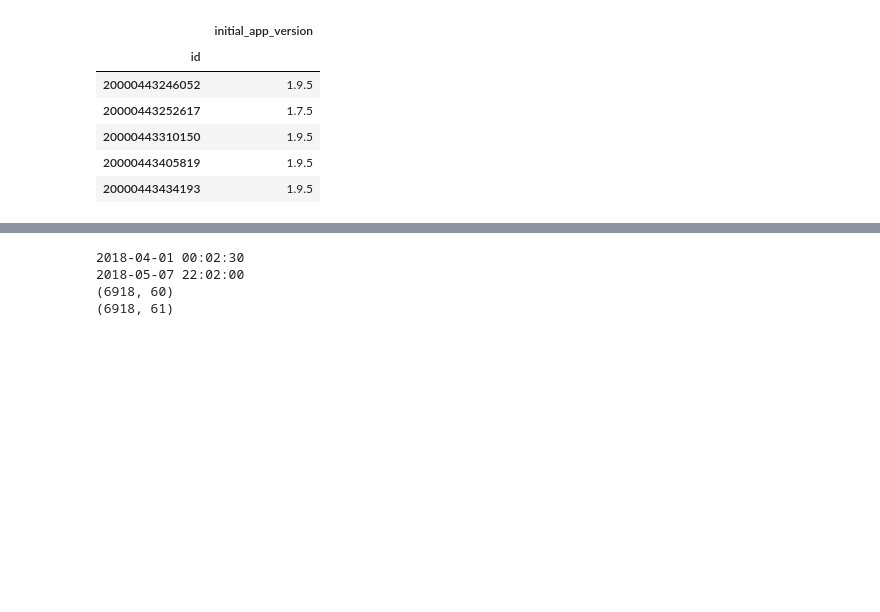
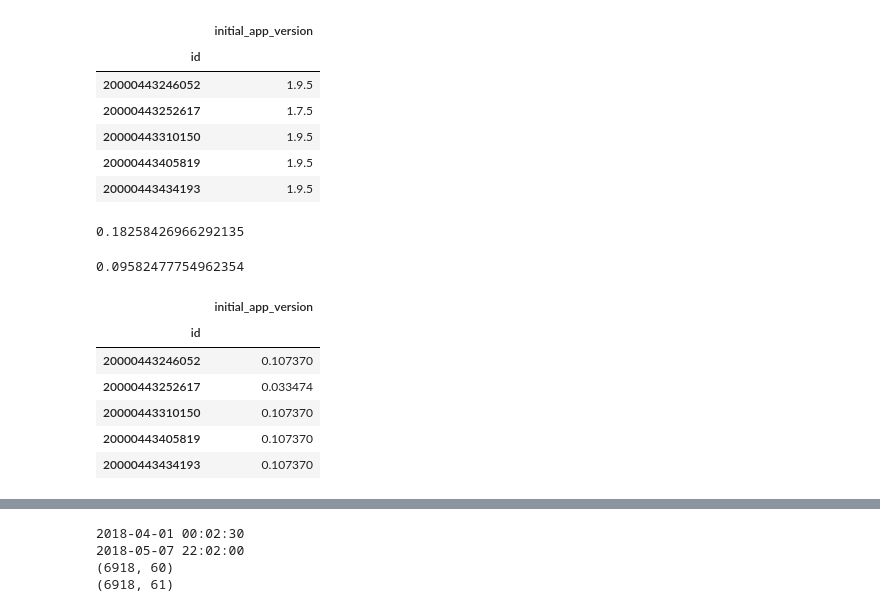
Before and after one commit to tomyitav/datahack-2018-challenge, a Jupyter notebook: datahack_2018.ipynb, the cells around one changed output, grey strips where cells are left out. Drawn from its saved outputs; the diff is of its cells as text; code cells hidden in the pictures; blank space fills up the shorter version.

```diff
--- a/datahack_2018.ipynb
+++ b/datahack_2018.ipynb
@@ -219,0 +215,22 @@ country_map = joined_df.groupby(['country'])['churned'].mean()
+# %%
+app_ver_map = joined_df.groupby(['initial_app_version'])['churned'].mean()
+ios_ver_map = joined_df.groupby(['initial_ios_version'])['churned'].mean()
+device_map = joined_df.groupby(['initial_device'])['churned'].mean()
+country_map = joined_df.groupby(['country'])['churned'].mean()
+global_mean = joined_df['churned'].mean()
+
+
+df_users_test_temp = pd.read_csv(path + "test_users_data.csv",parse_dates = [ 'installation_date','subscripiton_date'])
+
+app_label = preprocessing.LabelEncoder()
+app_label.fit(pd.concat([joined_df.initial_app_version, df_users_test_temp.initial_app_version]))
+
+ios_label = preprocessing.LabelEncoder()
+ios_label.fit(pd.concat([joined_df.initial_ios_version, df_users_test_temp.initial_ios_version]))
+
+device_label = preprocessing.LabelEncoder()
+device_label.fit(joined_df.initial_device)
+device_label.fit(pd.concat([joined_df.initial_device, df_users_test_temp.initial_device]))
+
+country_label = preprocessing.LabelEncoder()
+country_label.fit(pd.concat([joined_df.country, df_users_test_temp.country]).astype(str))
@@ -228,6 +247,26 @@ app_ver.head()
 | 20000443310150 | 1.9.5 |
 | 20000443405819 | 1.9.5 |
 | 20000443434193 | 1.9.5 |
+# %%
+app_ver_map['1.0.4']
+# %% [output]
+0.18258426966292135
+# %%
+print(global_mean)
+app_ver_map.head()
+app_ver = joined_df.groupby(['id'])['initial_app_version'].first().to_frame()
+# app_ver = app_ver.apply(lambda x: app_ver_map.initial_app_version[5,1])
+app_ver = app_ver.applymap(lambda x: app_ver_map[x] if x in app_ver_map.index else global_mean)
+app_ver.head()
+# %% [output]
+0.09582477754962354
+|  | initial_app_version |
+| id |  |
+| 20000443246052 | 0.107370 |
+| 20000443252617 | 0.033474 |
+| 20000443310150 | 0.107370 |
+| 20000443405819 | 0.107370 |
+| 20000443434193 | 0.107370 |
 # %%
 # Add time statistics
 def create_features(joined_df):
```
Also changed, not shown: parts of 15 cells of this notebook.
